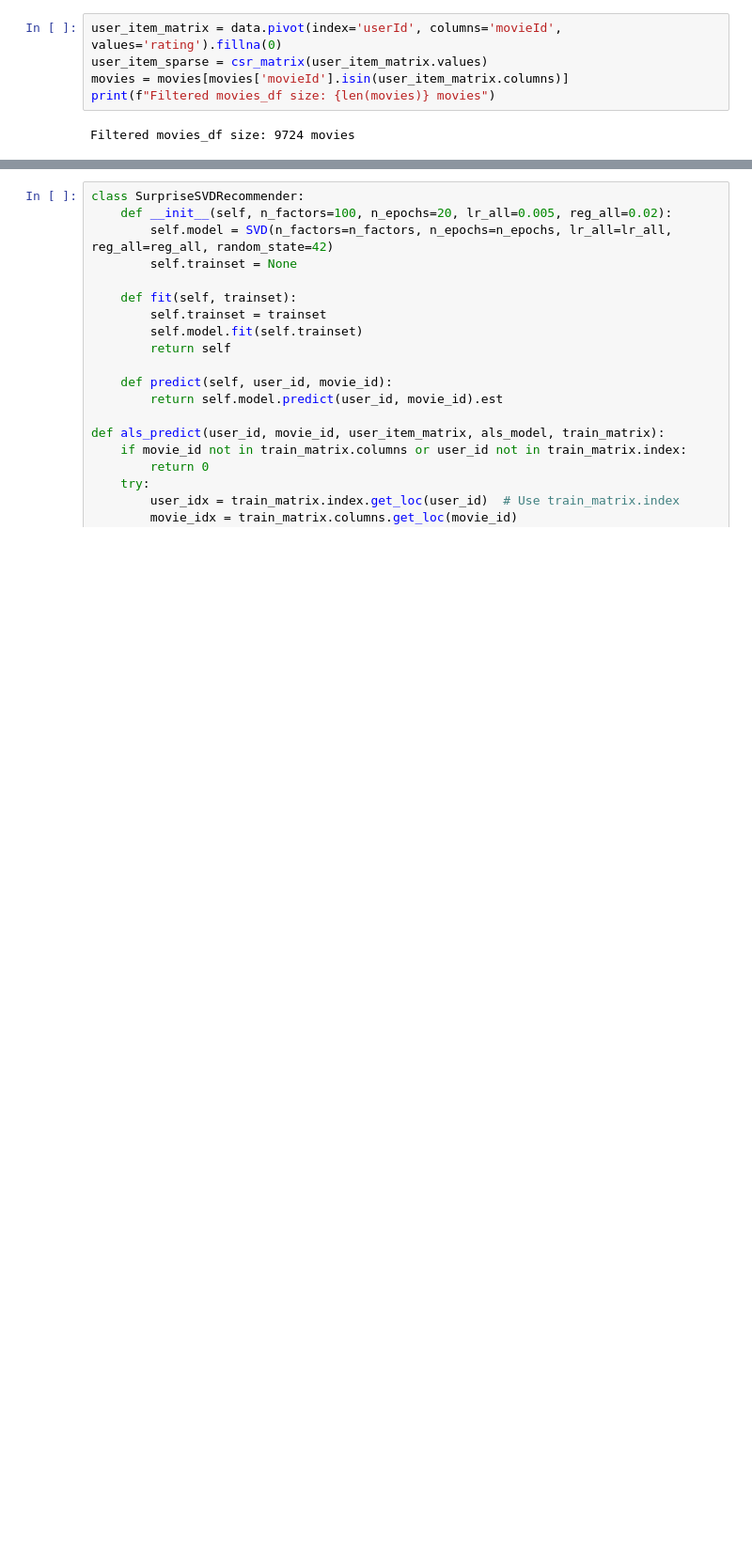
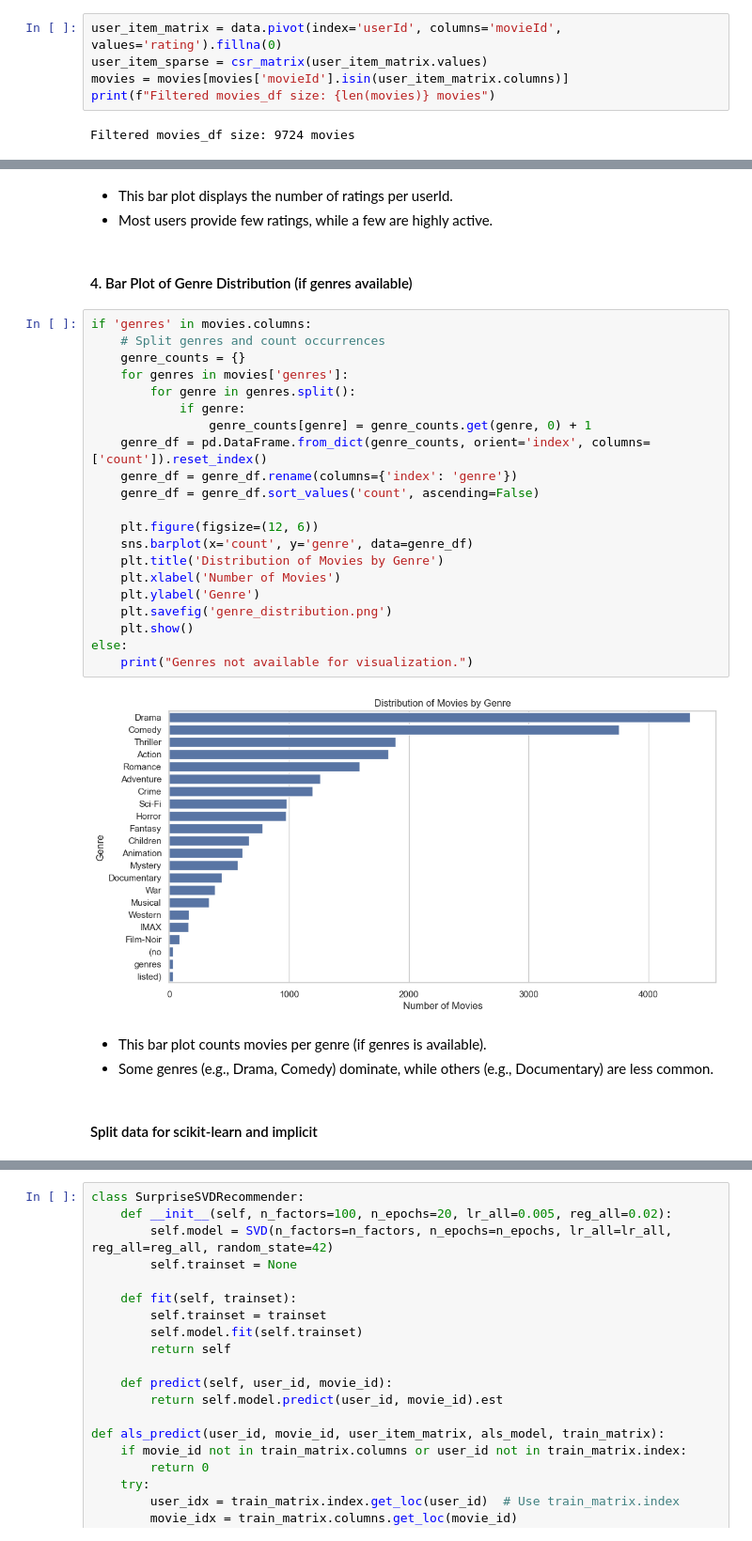
Before and after one commit to H-Rumenya/Group_2_P4_Project, a Jupyter notebook: phase4_project.ipynb, the cells around one changed output, grey strips where cells are left out. Shown: that part at 94% size. Drawn from its saved outputs; the diff is of its cells as text; blank space fills up the shorter version.

```diff
--- a/phase4_project.ipynb
+++ b/phase4_project.ipynb
@@ -304 +336,34 @@ Filtered movies_df size: 9724 movies
+# %% [markdown]
++ This bar plot displays the number of ratings per userId.
++ Most users provide few ratings, while a few are highly active.
+# %% [markdown]
+#### 4. Bar Plot of Genre Distribution (if genres available)
+# %%
+if 'genres' in movies.columns:
+    # Split genres and count occurrences
+    genre_counts = {}
+    for genres in movies['genres']:
+        for genre in genres.split():
+            if genre:
+                genre_counts[genre] = genre_counts.get(genre, 0) + 1
+    genre_df = pd.DataFrame.from_dict(genre_counts, orient='index', columns=['count']).reset_index()
+    genre_df = genre_df.rename(columns={'index': 'genre'})
+    genre_df = genre_df.sort_values('count', ascending=False)
+
+    plt.figure(figsize=(12, 6))
+    sns.barplot(x='count', y='genre', data=genre_df)
+    plt.title('Distribution of Movies by Genre')
+    plt.xlabel('Number of Movies')
+    plt.ylabel('Genre')
+    plt.savefig('genre_distribution.png')
+    plt.show()
+else:
+    print("Genres not available for visualization.")
+# %% [output]
+[figure, added]
+# %% [markdown]
++ This bar plot counts movies per genre (if genres is available).
++ Some genres (e.g., Drama, Comedy) dominate, while others (e.g., Documentary) are less common.
+# %% [markdown]
+#### Split data for scikit-learn and implicit
 # %%
```
Also changed, not shown: parts of 37 cells of this notebook.
